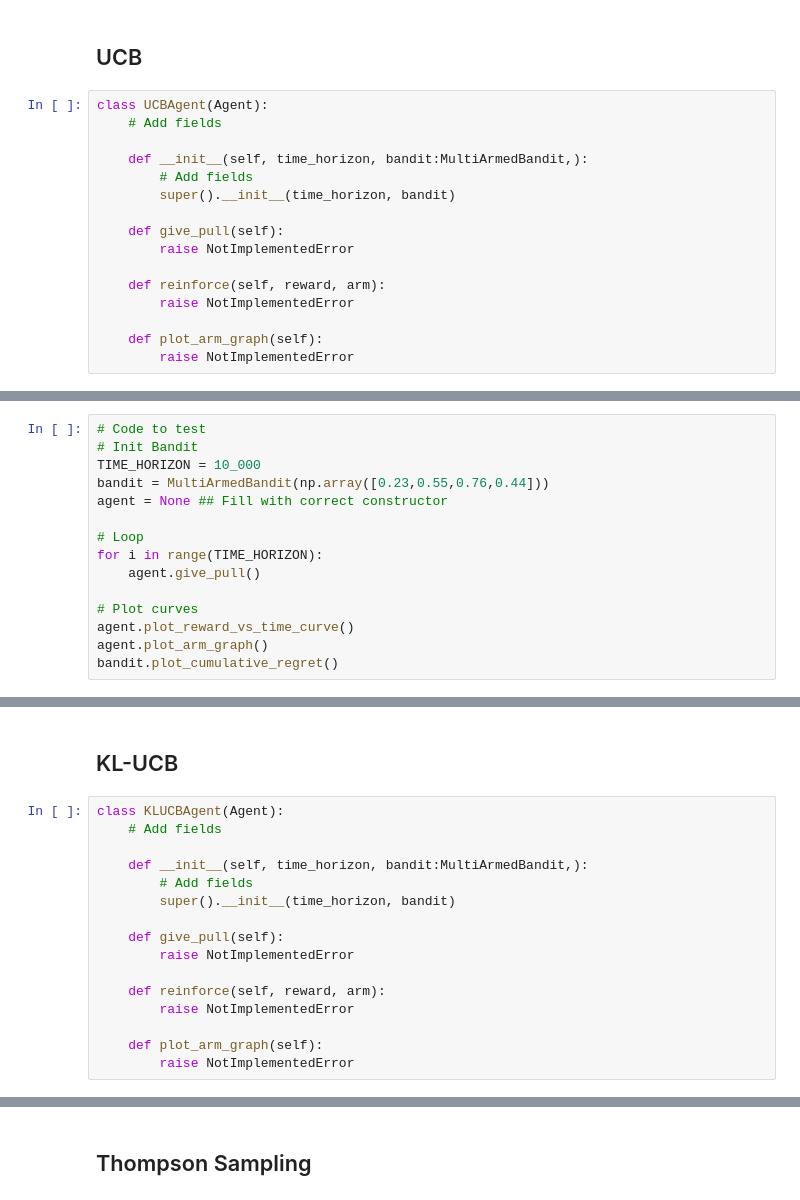
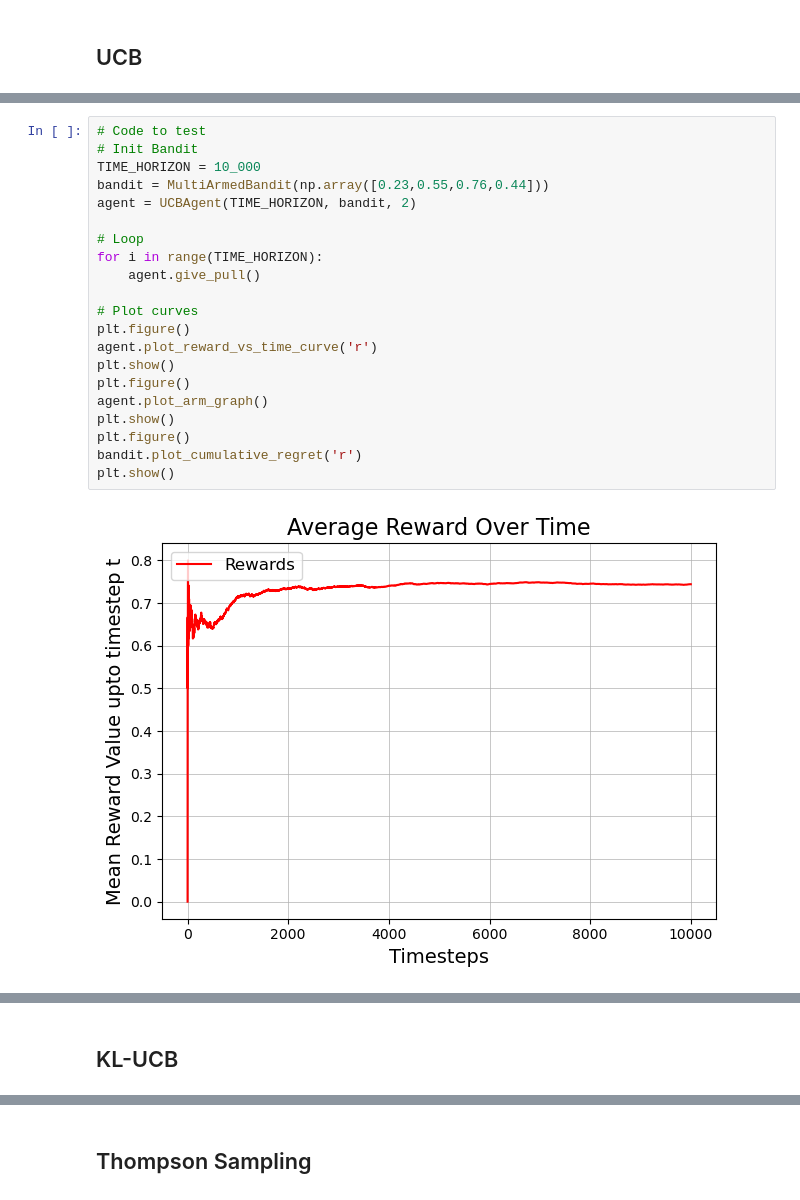
Before and after one commit to rules4z/Gambling-with-RL-WiDS, a Jupyter notebook: Week3/week3 (multi-armed bandits).ipynb, the cells around one changed output, grey strips where cells are left out. Saved outputs shown, nothing was run; the diff lists cells and outputs as text.

```diff
--- a/Week3/week3 (multi-armed bandits).ipynb
+++ b/Week3/week3 (multi-armed bandits).ipynb
@@ -170,18 +180,2 @@ bandit.plot_cumulative_regret()
 # %% [markdown]
 ## UCB
-# %%
-class UCBAgent(Agent):
-    # Add fields
-
-    def __init__(self, time_horizon, bandit:MultiArmedBandit,):
-        # Add fields
-        super().__init__(time_horizon, bandit)
-
-    def give_pull(self):
-        raise NotImplementedError
-
-    def reinforce(self, reward, arm):
-        raise NotImplementedError
-
-    def plot_arm_graph(self):
-        raise NotImplementedError
@@ -188,15 +235,23 @@ class UCBAgent(Agent):
 # %%
 # Code to test
 # Init Bandit
 TIME_HORIZON = 10_000
 bandit = MultiArmedBandit(np.array([0.23,0.55,0.76,0.44]))
-agent = None ## Fill with correct constructor
+agent = UCBAgent(TIME_HORIZON, bandit, 2)
 
 # Loop
 for i in range(TIME_HORIZON):
     agent.give_pull()
 
 # Plot curves
-agent.plot_reward_vs_time_curve()
+plt.figure()
+agent.plot_reward_vs_time_curve('r')
+plt.show()
+plt.figure()
 agent.plot_arm_graph()
-bandit.plot_cumulative_regret()
+plt.show()
+plt.figure()
+bandit.plot_cumulative_regret('r')
+plt.show()
+# %% [output]
+[figure, added]
@@ -203,18 +260,2 @@ bandit.plot_cumulative_regret()
 # %% [markdown]
 ## KL-UCB
-# %%
-class KLUCBAgent(Agent):
-    # Add fields
-
-    def __init__(self, time_horizon, bandit:MultiArmedBandit,):
-        # Add fields
-        super().__init__(time_horizon, bandit)
-
-    def give_pull(self):
-        raise NotImplementedError
-
-    def reinforce(self, reward, arm):
-        raise NotImplementedError
-
-    def plot_arm_graph(self):
-        raise NotImplementedError
```
Also changed, not shown: parts of 13 cells of this notebook.
